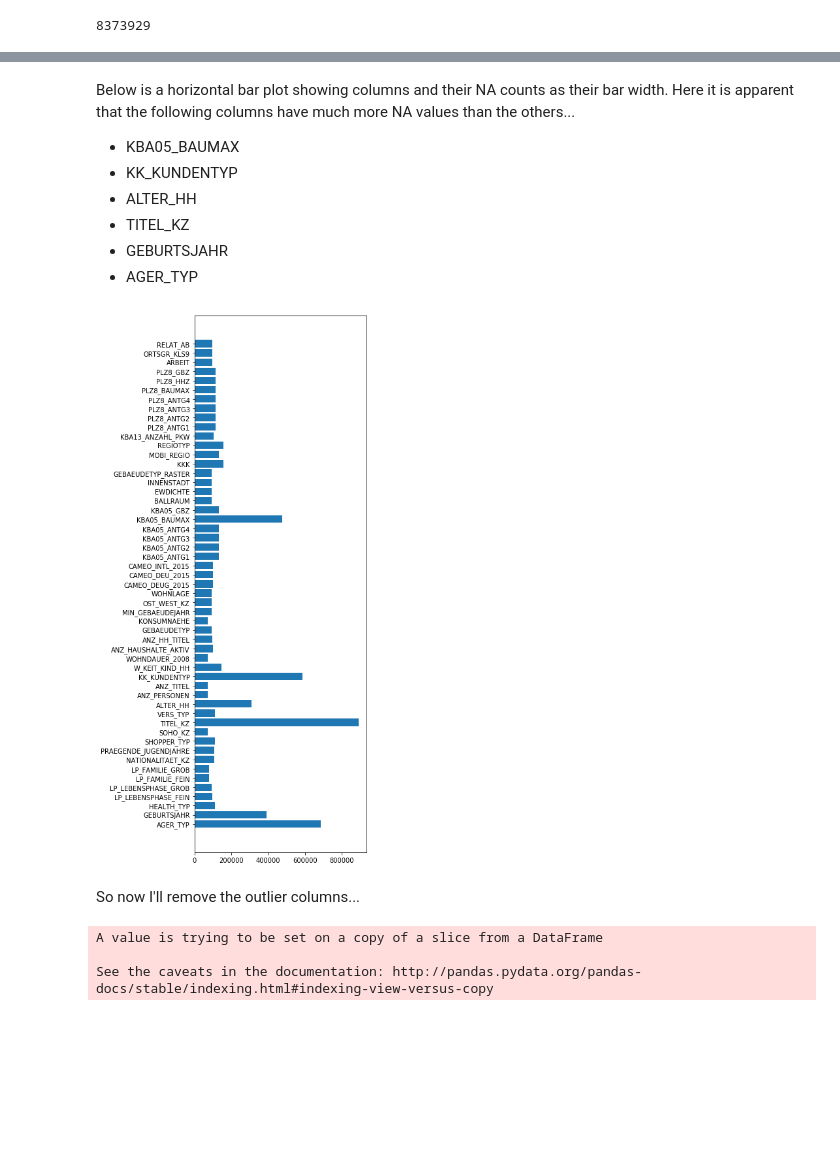
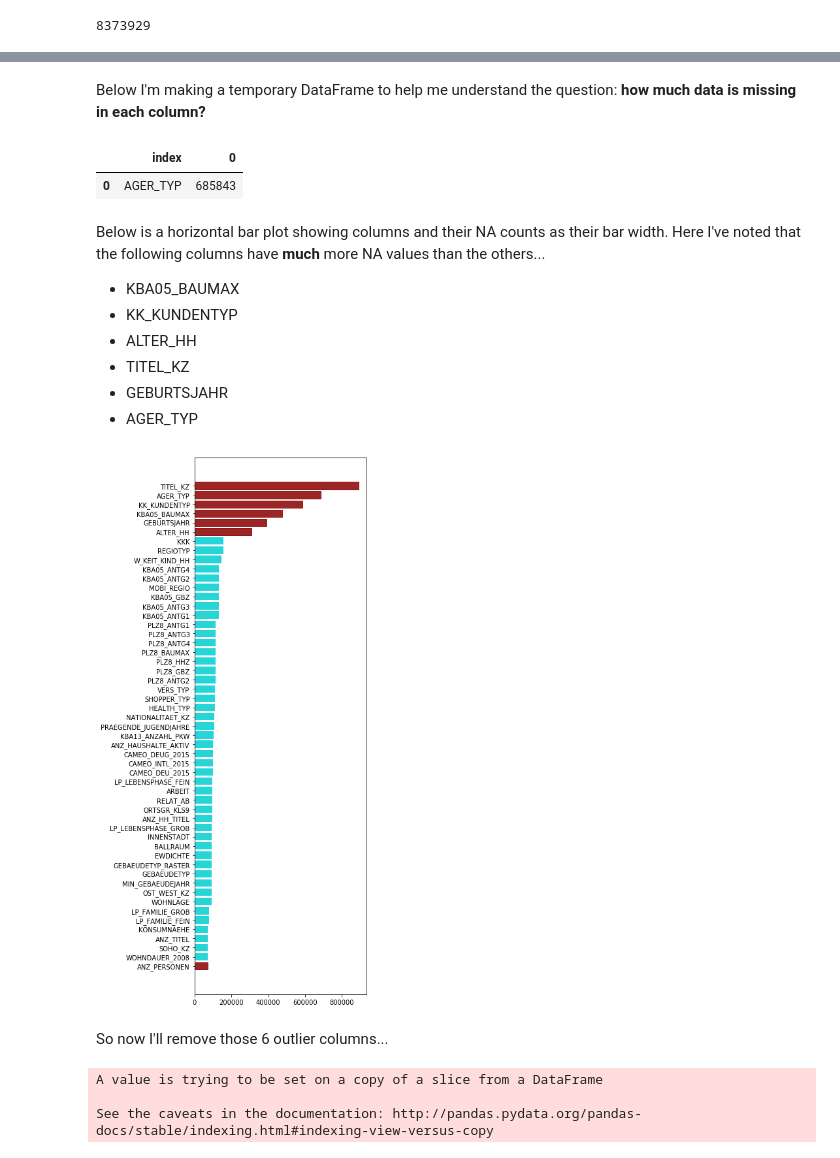
Before and after one commit to pdeguzman96/UnsupervisedLearning_MarketSegmentation, a Jupyter notebook: Identify_Customer_Segments.ipynb, the cells around one changed output, grey strips where cells are left out. Drawn from its saved outputs; the diff is of its cells as text; code cells hidden in the pictures; blank space fills up the shorter version.

```diff
--- a/Identify_Customer_Segments.ipynb
+++ b/Identify_Customer_Segments.ipynb
@@ -92,0 +128,21 @@ feat_info.shape
+# %%
+# Using this function to convert the strings of a list to actual lists
+def string_to_list(x):
+    '''
+    This function takes a string of a list and returns a list containing integers and strings.
+    Note the list can only contain alphanumeric values for it to work.
+
+    Input: String of a list (i.e. '[1,2,XX]')
+    Returns: List data type
+    '''
+    new_list=[]
+    # The below line removes the '[]' and splits on ',', creating a list of strings
+    x = x[1:-1].split(',')
+    # For each value in the list of strings, try turning it into an integer if possible and append to new_list
+        # Otherwise, append it to new_list
+    for i in x:
+        try:
+            new_list.append(int(i))
+        except:
+            new_list.append(i)
+    return new_list
@@ -206,10 +230,18 @@ dtype: int64
+# %% [markdown]
+Below I'm making a temporary DataFrame to help me understand the question: **how much data is missing in each column?**
 # %%
 # Creating a copy of the DF containing the counts of NAs with the names of the columns in the original DF as a column
 na_azdias_df = na_azdias.isna().sum().reset_index()
 # Filtering for only columns with more than 50000 NA values to declutter the plot
 temp_view = na_azdias_df[na_azdias_df[0]>50000]
+# %%
+# FYI - 'index' is column name and '0' is count of NA values
+temp_view.head(1)
+# %% [output]
+|  | index | 0 |
+| 0 | AGER_TYP | 685843 |
 # %% [markdown]
-Below is a horizontal bar plot showing columns and their NA counts as their bar width. Here it is apparent that the following columns have much more NA values than the others...
+Below is a horizontal bar plot showing columns and their NA counts as their bar width. Here I've noted that the following columns have **much** more NA values than the others...
 
 - KBA05_BAUMAX
 - KK_KUNDENTYP
@@ -217,14 +249,19 @@ Below is a horizontal bar plot showing columns and their NA counts as their bar
 - TITEL_KZ
 - GEBURTSJAHR
 - AGER_TYP
+# %%
+# Sorting by count of NA values
+temp_view.sort_values(by=0,ascending=True,inplace=True)
 # %%
 plt.figure(figsize=(6,12))
-plt.barh(temp_view['index'],temp_view[0])
+barh = plt.barh(temp_view['index'],temp_view[0],color = 'darkturquoise', alpha = 0.85)
+for i in range(7):
+    barh[-i].set_color('darkred')
 plt.tight_layout()
 # %% [output]
-[figure, old version]
+[figure, new version]
 # %% [markdown]
-So now I'll remove the outlier columns...
+So now I'll remove those 6 outlier columns...
 # %%
 outlier_columns = ['KBA05_BAUMAX','KK_KUNDENTYP','ALTER_HH','TITEL_KZ','GEBURTSJAHR','AGER_TYP']
 # %%
```
Also changed, not shown: parts of 108 cells of this notebook, 2 other files.
